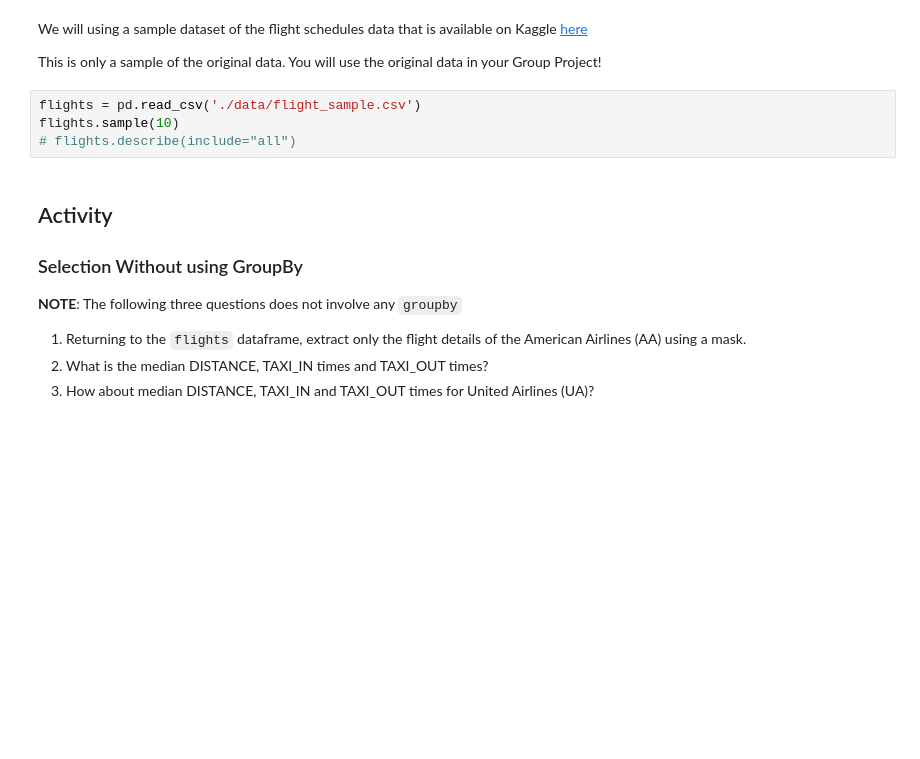
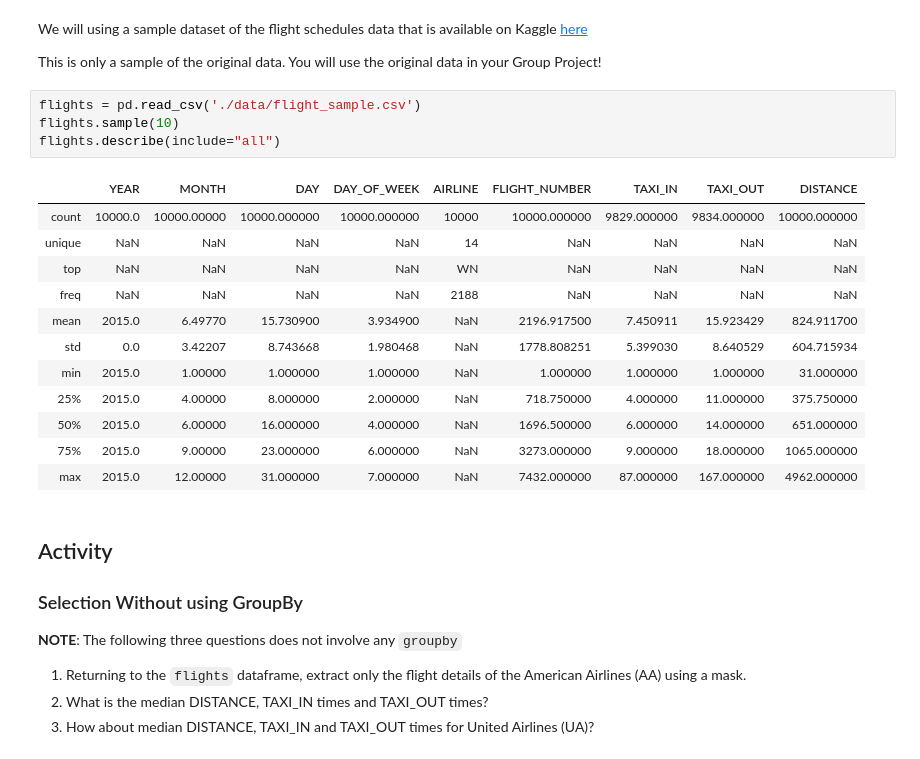
Before and after one commit to jarp/SP22-ITAO, a Jupyter notebook: Class_13_Pandas_GroupBy.ipynb, the cells around one changed output. Saved outputs shown, nothing was run; the diff lists cells and outputs as text; blank space fills up the shorter version.

```diff
--- a/Class_13_Pandas_GroupBy.ipynb
+++ b/Class_13_Pandas_GroupBy.ipynb
@@ -66,7 +139,20 @@ This is only a sample of the original data. You will use the original data in yo
 # %%
 flights = pd.read_csv('./data/flight_sample.csv')
 flights.sample(10)
-# flights.describe(include="all")
+flights.describe(include="all")
+# %% [output]
+|  | YEAR | MONTH | DAY | DAY_OF_WEEK | AIRLINE | FLIGHT_NUMBER | TAXI_IN | TAXI_OUT | DISTANCE |
+| count | 10000.0 | 10000.00000 | 10000.000000 | 10000.000000 | 10000 | 10000.000000 | 9829.000000 | 9834.000000 | 10000.000000 |
+| unique | NaN | NaN | NaN | NaN | 14 | NaN | NaN | NaN | NaN |
+| top | NaN | NaN | NaN | NaN | WN | NaN | NaN | NaN | NaN |
+| freq | NaN | NaN | NaN | NaN | 2188 | NaN | NaN | NaN | NaN |
+| mean | 2015.0 | 6.49770 | 15.730900 | 3.934900 | NaN | 2196.917500 | 7.450911 | 15.923429 | 824.911700 |
+| std | 0.0 | 3.42207 | 8.743668 | 1.980468 | NaN | 1778.808251 | 5.399030 | 8.640529 | 604.715934 |
+| min | 2015.0 | 1.00000 | 1.000000 | 1.000000 | NaN | 1.000000 | 1.000000 | 1.000000 | 31.000000 |
+| 25% | 2015.0 | 4.00000 | 8.000000 | 2.000000 | NaN | 718.750000 | 4.000000 | 11.000000 | 375.750000 |
+| 50% | 2015.0 | 6.00000 | 16.000000 | 4.000000 | NaN | 1696.500000 | 6.000000 | 14.000000 | 651.000000 |
+| 75% | 2015.0 | 9.00000 | 23.000000 | 6.000000 | NaN | 3273.000000 | 9.000000 | 18.000000 | 1065.000000 |
+| max | 2015.0 | 12.00000 | 31.000000 | 7.000000 | NaN | 7432.000000 | 87.000000 | 167.000000 | 4962.000000 |
 # %% [markdown]
 ## Activity
 
```
Also changed, not shown: parts of 31 cells of this notebook.
